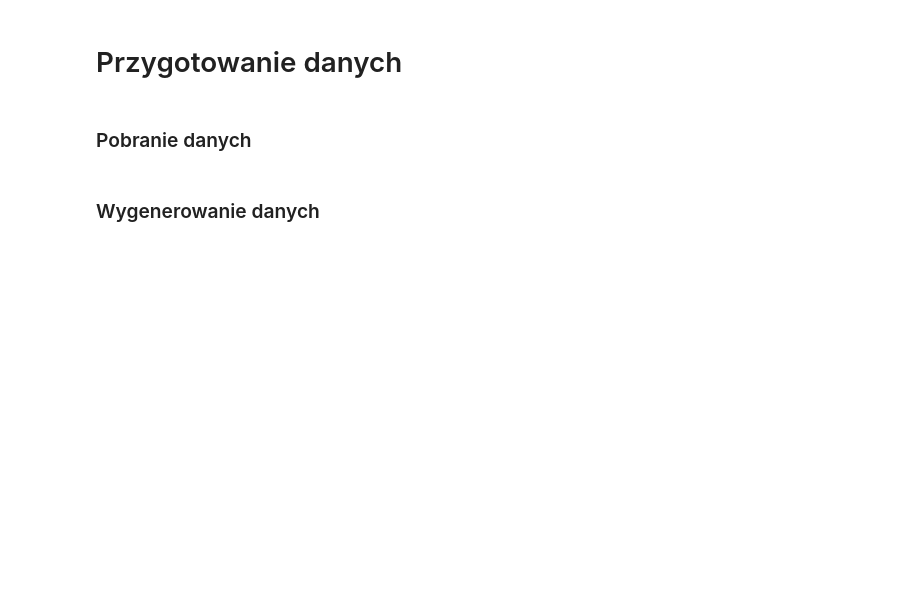
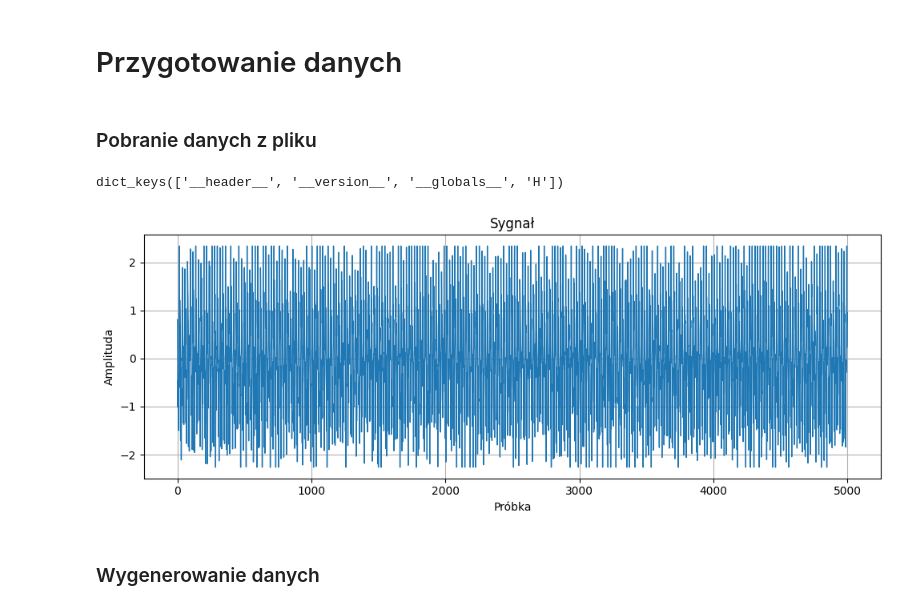
Before and after one commit to MD275996/System-to-identify-anomalies-in-vibration-signals-for-local-damage-detection-in-machines, a Jupyter notebook: main.ipynb, the cells around one changed output. Drawn from its saved outputs; the diff is of its cells as text; code cells hidden in the pictures; blank space fills up the shorter version.

```diff
--- a/main.ipynb
+++ b/main.ipynb
@@ -5,4 +5,4 @@ import scipy
 # %% [markdown]
 # Przygotowanie danych
 # %% [markdown]
-### Pobranie danych
+### Pobranie danych z pliku
@@ -11,3 +9,22 @@ signal = np.loadtxt("assets/signal.csv")
+# %%
+from scipy.io import loadmat
+
+# wczytanie pliku
+data = loadmat('assets/vibration_dataset/Faulty/F60.mat')
+# data = loadmat('assets/vibration_dataset/Healthy/H1.mat')
+print(data.keys())
+signal = data["H"][:,1]
+plt.figure(figsize=(10, 4))
+plt.plot(signal, linewidth=1)
+plt.title(f"Sygnał")
+plt.xlabel("Próbka")
+plt.ylabel("Amplituda")
+plt.grid(True)
+plt.tight_layout()
+plt.show()
+# %% [output]
+dict_keys(['__header__', '__version__', '__globals__', 'H'])
+[figure, added]
 # %% [markdown]
 ### Wygenerowanie danych
 # %%
```
Also changed, not shown: parts of 31 cells of this notebook.
